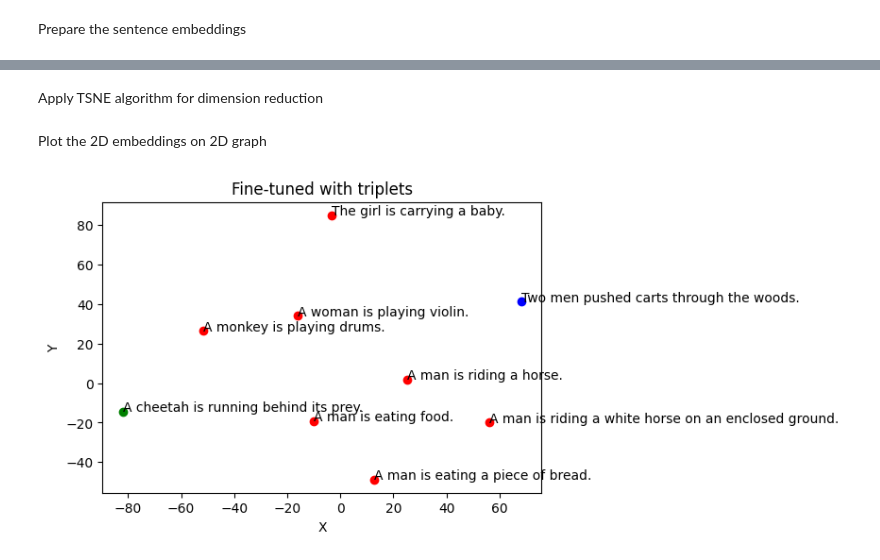
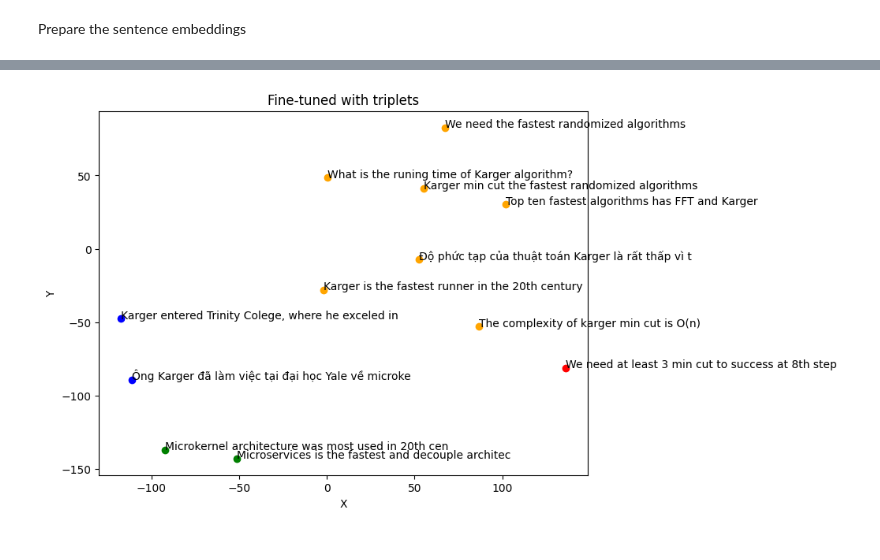
Before and after one commit to mrzaizai2k/LLM-with-RAG, a Jupyter notebook: notebook/SentenceTransformer_FineTuning.ipynb, the cells around one changed output, grey strips where cells are left out. Cells and saved outputs as stored; diff of their text form; code cells hidden in the pictures.

Commit message:
finetune embedding model

```diff
--- a/notebook/SentenceTransformer_FineTuning.ipynb
+++ b/notebook/SentenceTransformer_FineTuning.ipynb
@@ -372,2 +201,0 @@ print(cluster_assignment)
-# %% [markdown]
-Apply TSNE algorithm for dimension reduction
@@ -379,25 +202,35 @@ embeddings_2d = tsne.fit_transform(embeddings)
-# %% [markdown]
-Plot the 2D embeddings on 2D graph
 # %%
-import matplotlib.pyplot as plt
-colors = ["red","green","blue"]
+def plot_embedding(emb_model, sentences:list[str], title:str, num_clusters:int = 4, colors:list = ["orange","red","green","blue"]):
 
-# Create a scatter plot
-plt.figure(figsize=(6, 4))  # Adjust figure size as needed
-for index,embedding in enumerate(embeddings_2d):
-  plt.scatter(embedding[0],embedding[1],color=colors[cluster_assignment[index]])
-  # plt.scatter(embeddings_2d[:, 0], embeddings_2d[:, 1])  # Use first two columns for x and y
+    sentence_embeddings = emb_model.encode(sentences)
+    clustering_model = KMeans(n_clusters=num_clusters)
+    clustering_model.fit(sentence_embeddings)
+    cluster_assignment = clustering_model.labels_
+    embeddings = np.array(sentence_embeddings)
+    tsne = TSNE(n_components=2, random_state=42,perplexity=5)
+    embeddings_2d = tsne.fit_transform(embeddings)
 
-# Optional: Add labels and title
-plt.xlabel("X")
-plt.ylabel("Y")
-plt.title("Fine-tuned with triplets")
+    # Create a scatter plot
+    plt.figure(figsize=(8, 6))  # Adjust figure size as needed
+    for index,embedding in enumerate(embeddings_2d):
+        plt.scatter(embedding[0],embedding[1],color=colors[cluster_assignment[index]])
+    # plt.scatter(embeddings_2d[:, 0], embeddings_2d[:, 1])  # Use first two columns for x and y
 
-# Optional: Add sentence labels (consider using for small datasets like yours)
-for i, sentence in enumerate(sentences):
-  plt.annotate(sentence, (embeddings_2d[i, 0], embeddings_2d[i, 1]))
+    # Optional: Add labels and title
+    plt.xlabel("X")
+    plt.ylabel("Y")
+    plt.title(title)
 
-plt.grid(False)
-plt.show()
+    # Optional: Add sentence labels (consider using for small datasets like yours)
+    for i, sentence in enumerate(sentences):
+        plt.annotate(sentence[:50], (embeddings_2d[i, 0], embeddings_2d[i, 1]))
+
+    plt.grid(False)
+    plt.show()
-# %% [output]
-[figure, removed]
+# %%
+model = SentenceTransformer(output_path)
+base_model = SentenceTransformer(model_type)
+# %%
+plot_embedding(model, sentences, title = "Fine-tuned with triplets")
+# %% [output]
+[figure, added]
```
Also changed, not shown: parts of 34 cells of this notebook, 12 other files.
